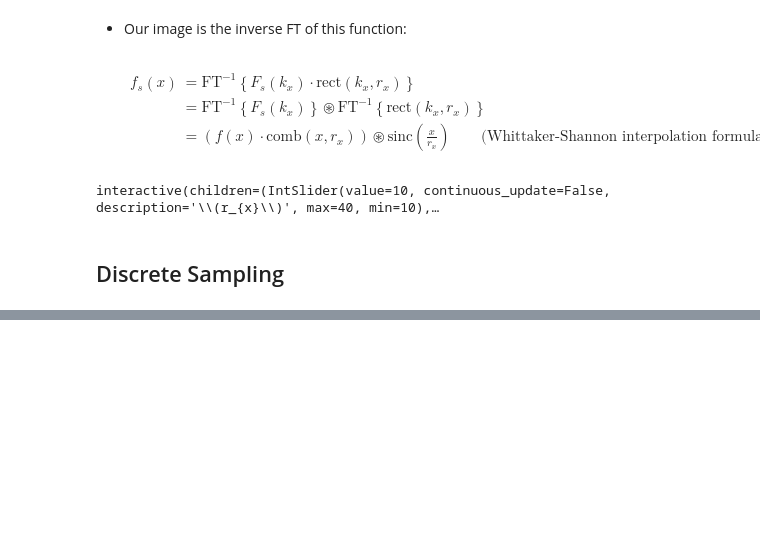
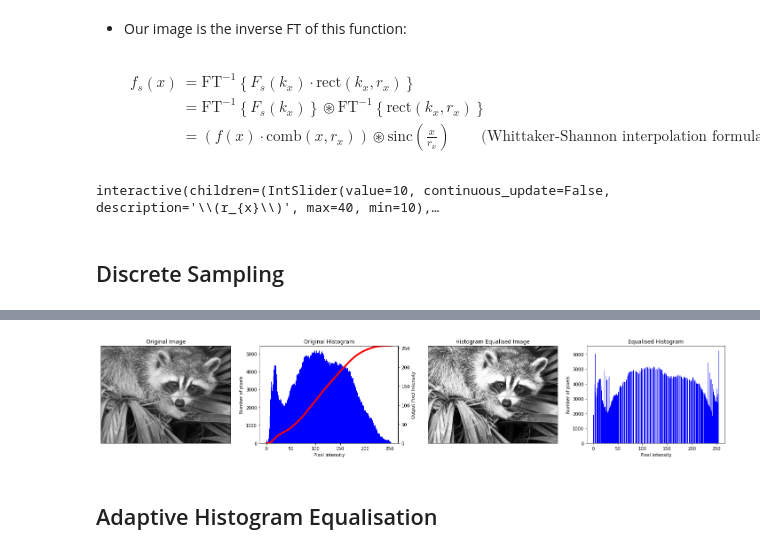
Before and after one commit to mdblackledge/theoryofimaging, a Jupyter notebook: notes.ipynb, the cells around one changed output, grey strips where cells are left out. Saved outputs shown, nothing was run; the diff lists cells and outputs as text; code cells hidden in the pictures; blank space fills up the shorter version.

```diff
--- a/notes.ipynb
+++ b/notes.ipynb
@@ -1724,0 +1885,50 @@ interactive(children=(IntSlider(value=10, continuous_update=False, description='
+# %%
+#@title
+face_R = face[:, :, 0]
+
+def histogram_equalisation():
+
+    f = pl.figure(figsize = (20, 4))
+
+    # Note: This is not the most efficient way to do this, but demontrates the principle
+    hist, _ = np.histogram(face_R, bins = 256, density=True)
+    transfer_function = np.cumsum(hist)*255
+
+    face_R_normed = face_R.copy()
+    for i in range(face_R.shape[0]):
+        for j in range(face_R.shape[1]):
+            face_R_normed[i, j] = transfer_function[face_R[i, j]]
+
+    ax1 = f.add_subplot(141)
+    ax1.imshow(face_R, cmap = 'gray', clim = (0, 255))
+    ax1.set_xticks([]), ax1.set_yticks([])
+    ax1.set_title("Original Image")
+
+    ax2 = f.add_subplot(142)
+    ax2.hist(face_R.ravel(), bins = 255, color = 'b')
+    ax2.set_xlabel('Pixel intensity'), ax2.set_ylabel('Number of pixels')
+    ax2.set_title("Original Histogram")
+
+    ax_xtra = ax2.twinx()
+    ax_xtra.plot(transfer_function, 'r-', lw = 4.0)
+    ax_xtra.set_ylabel("Output Pixel Intensity")
+    ax_xtra.set_ylim((0, 255))
+
+    ax3 = f.add_subplot(143)
+    ax3.imshow(face_R_normed, cmap = 'gray', clim = (0, 255))
+    ax3.set_xticks([]), ax3.set_yticks([])
+    ax3.set_title("Histogram Equalised Image")
+
+    ax4 = f.add_subplot(144)
+    ax4.hist(face_R_normed.ravel(), bins = 255, color = 'b')
+    ax4.set_xlabel('Pixel intensity'), ax4.set_ylabel('Number of pixels')
+    ax4.set_title("Equalised Histogram")
+
+    pl.tight_layout()
+    pl.show()
+
+histogram_equalisation()
+# %% [output]
+[figure, added]
+# %% [markdown]
+## Adaptive Histogram Equalisation
```
Also changed, not shown: parts of 74 cells of this notebook, 1 other file.
